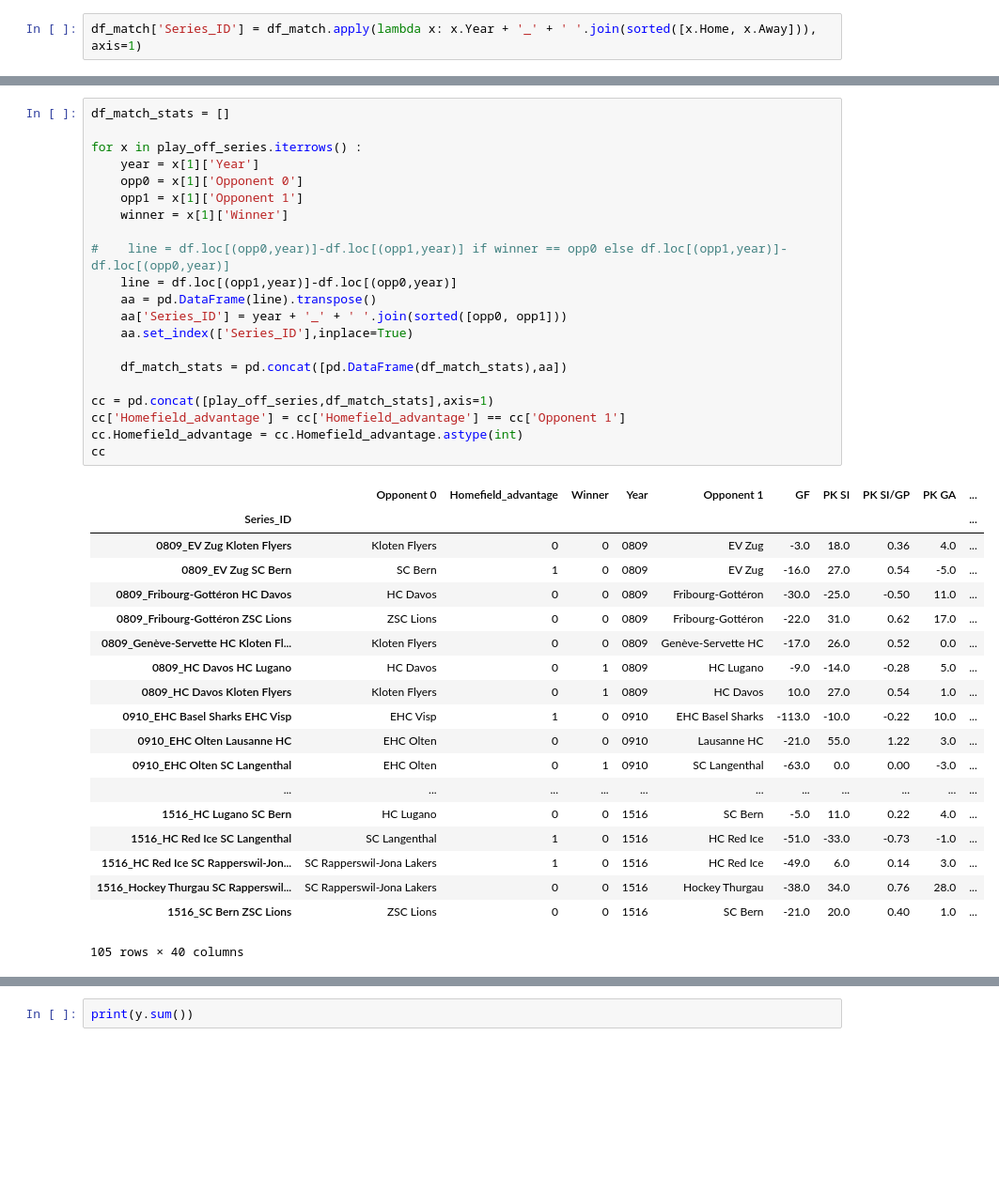
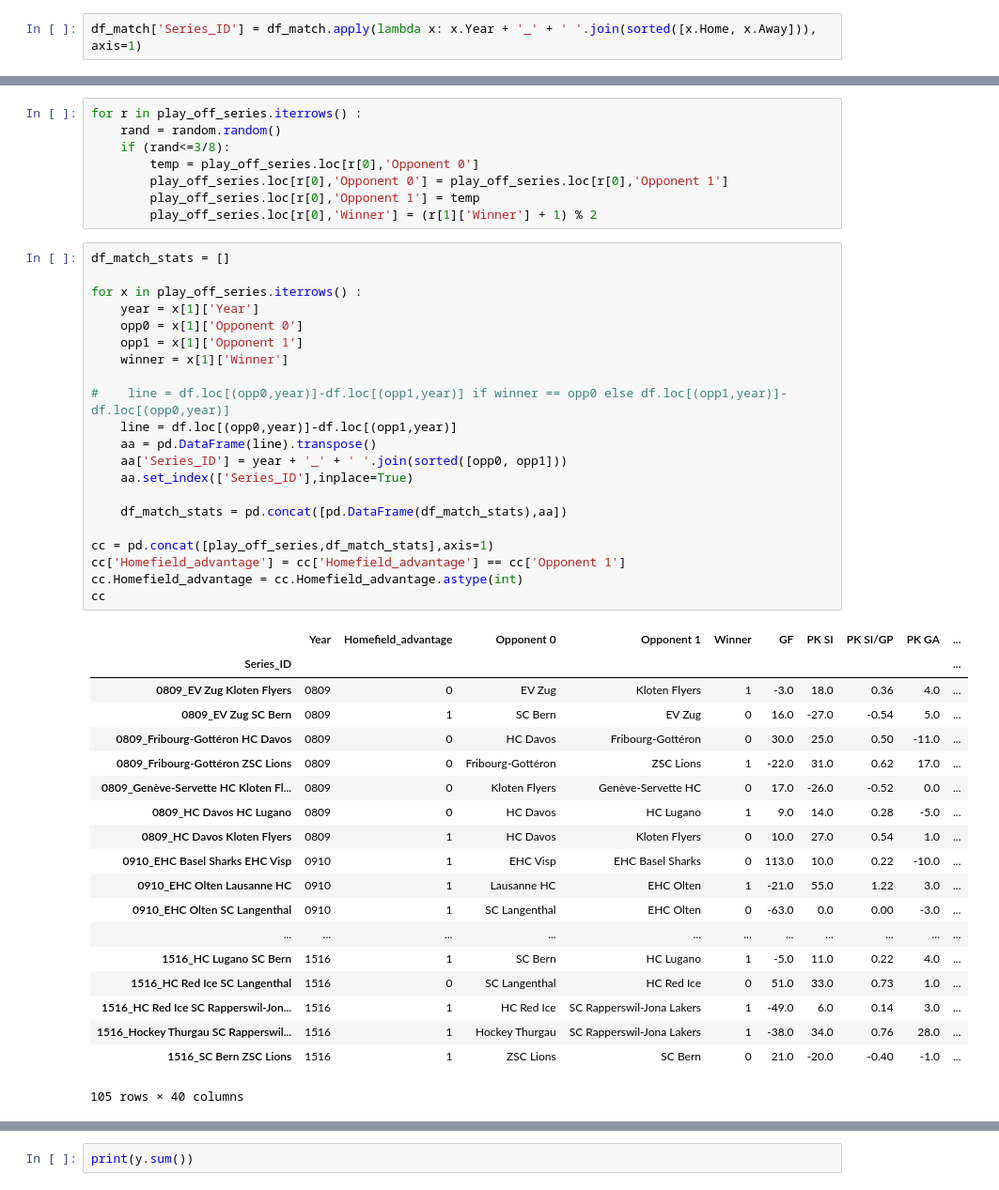
Before and after one commit to Gronlaen/swiss-ice-hockey-playoffs-prediction, a Jupyter notebook: Team_Regular_Analysis.ipynb, the cells around one changed output, grey strips where cells are left out. Shown: that part at 94% size. Drawn from its saved outputs; the diff is of its cells as text; blank space fills up the shorter version.

```diff
--- a/Team_Regular_Analysis.ipynb
+++ b/Team_Regular_Analysis.ipynb
@@ -293,44 +294,52 @@ play_off_series
 105 rows × 5 columns
+# %%
+for r in play_off_series.iterrows() :
+    rand = random.random()
+    if (rand<=3/8):
+        temp = play_off_series.loc[r[0],'Opponent 0']
+        play_off_series.loc[r[0],'Opponent 0'] = play_off_series.loc[r[0],'Opponent 1']
+        play_off_series.loc[r[0],'Opponent 1'] = temp
+        play_off_series.loc[r[0],'Winner'] = (r[1]['Winner'] + 1) % 2
 # %%
 df_match_stats = []
 
 for x in play_off_series.iterrows() :
     year = x[1]['Year']
     opp0 = x[1]['Opponent 0']
     opp1 = x[1]['Opponent 1']
     winner = x[1]['Winner']
 
 #    line = df.loc[(opp0,year)]-df.loc[(opp1,year)] if winner == opp0 else df.loc[(opp1,year)]-df.loc[(opp0,year)]
-    line = df.loc[(opp1,year)]-df.loc[(opp0,year)]
+    line = df.loc[(opp0,year)]-df.loc[(opp1,year)]
     aa = pd.DataFrame(line).transpose()
     aa['Series_ID'] = year + '_' + ' '.join(sorted([opp0, opp1]))
     aa.set_index(['Series_ID'],inplace=True)
 
     df_match_stats = pd.concat([pd.DataFrame(df_match_stats),aa])
 
 cc = pd.concat([play_off_series,df_match_stats],axis=1)
 cc['Homefield_advantage'] = cc['Homefield_advantage'] == cc['Opponent 1']
 cc.Homefield_advantage = cc.Homefield_advantage.astype(int)
 cc
 # %% [output]
-|  | Opponent 0 | Homefield_advantage | Winner | Year | Opponent 1 | GF | PK SI | PK SI/GP | PK GA | ... |
+|  | Year | Homefield_advantage | Opponent 0 | Opponent 1 | Winner | GF | PK SI | PK SI/GP | PK GA | ... |
 | Series_ID |  |  |  |  |  |  |  |  |  | ... |
-| 0809_EV Zug Kloten Flyers | Kloten Flyers | 0 | 0 | 0809 | EV Zug | -3.0 | 18.0 | 0.36 | 4.0 | ... |
-| 0809_EV Zug SC Bern | SC Bern | 1 | 0 | 0809 | EV Zug | -16.0 | 27.0 | 0.54 | -5.0 | ... |
-| 0809_Fribourg-Gottéron HC Davos | HC Davos | 0 | 0 | 0809 | Fribourg-Gottéron | -30.0 | -25.0 | -0.50 | 11.0 | ... |
-| 0809_Fribourg-Gottéron ZSC Lions | ZSC Lions | 0 | 0 | 0809 | Fribourg-Gottéron | -22.0 | 31.0 | 0.62 | 17.0 | ... |
-| 0809_Genève-Servette HC Kloten Fl... | Kloten Flyers | 0 | 0 | 0809 | Genève-Servette HC | -17.0 | 26.0 | 0.52 | 0.0 | ... |
-| 0809_HC Davos HC Lugano | HC Davos | 0 | 1 | 0809 | HC Lugano | -9.0 | -14.0 | -0.28 | 5.0 | ... |
-| 0809_HC Davos Kloten Flyers | Kloten Flyers | 0 | 1 | 0809 | HC Davos | 10.0 | 27.0 | 0.54 | 1.0 | ... |
-| 0910_EHC Basel Sharks EHC Visp | EHC Visp | 1 | 0 | 0910 | EHC Basel Sharks | -113.0 | -10.0 | -0.22 | 10.0 | ... |
-| 0910_EHC Olten Lausanne HC | EHC Olten | 0 | 0 | 0910 | Lausanne HC | -21.0 | 55.0 | 1.22 | 3.0 | ... |
-| 0910_EHC Olten SC Langenthal | EHC Olten | 0 | 1 | 0910 | SC Langenthal | -63.0 | 0.0 | 0.00 | -3.0 | ... |
+| 0809_EV Zug Kloten Flyers | 0809 | 0 | EV Zug | Kloten Flyers | 1 | -3.0 | 18.0 | 0.36 | 4.0 | ... |
+| 0809_EV Zug SC Bern | 0809 | 1 | SC Bern | EV Zug | 0 | 16.0 | -27.0 | -0.54 | 5.0 | ... |
+| 0809_Fribourg-Gottéron HC Davos | 0809 | 0 | HC Davos | Fribourg-Gottéron | 0 | 30.0 | 25.0 | 0.50 | -11.0 | ... |
+| 0809_Fribourg-Gottéron ZSC Lions | 0809 | 0 | Fribourg-Gottéron | ZSC Lions | 1 | -22.0 | 31.0 | 0.62 | 17.0 | ... |
+| 0809_Genève-Servette HC Kloten Fl... | 0809 | 0 | Kloten Flyers | Genève-Servette HC | 0 | 17.0 | -26.0 | -0.52 | 0.0 | ... |
+| 0809_HC Davos HC Lugano | 0809 | 0 | HC Davos | HC Lugano | 1 | 9.0 | 14.0 | 0.28 | -5.0 | ... |
+| 0809_HC Davos Kloten Flyers | 0809 | 1 | HC Davos | Kloten Flyers | 0 | 10.0 | 27.0 | 0.54 | 1.0 | ... |
+| 0910_EHC Basel Sharks EHC Visp | 0910 | 1 | EHC Visp | EHC Basel Sharks | 0 | 113.0 | 10.0 | 0.22 | -10.0 | ... |
+| 0910_EHC Olten Lausanne HC | 0910 | 1 | Lausanne HC | EHC Olten | 1 | -21.0 | 55.0 | 1.22 | 3.0 | ... |
+| 0910_EHC Olten SC Langenthal | 0910 | 1 | SC Langenthal | EHC Olten | 0 | -63.0 | 0.0 | 0.00 | -3.0 | ... |
 | ... | ... | ... | ... | ... | ... | ... | ... | ... | ... | ... |
-| 1516_HC Lugano SC Bern | HC Lugano | 0 | 0 | 1516 | SC Bern | -5.0 | 11.0 | 0.22 | 4.0 | ... |
-| 1516_HC Red Ice SC Langenthal | SC Langenthal | 1 | 0 | 1516 | HC Red Ice | -51.0 | -33.0 | -0.73 | -1.0 | ... |
-| 1516_HC Red Ice SC Rapperswil-Jon... | SC Rapperswil-Jona Lakers | 1 | 0 | 1516 | HC Red Ice | -49.0 | 6.0 | 0.14 | 3.0 | ... |
-| 1516_Hockey Thurgau SC Rapperswil... | SC Rapperswil-Jona Lakers | 0 | 0 | 1516 | Hockey Thurgau | -38.0 | 34.0 | 0.76 | 28.0 | ... |
-| 1516_SC Bern ZSC Lions | ZSC Lions | 0 | 0 | 1516 | SC Bern | -21.0 | 20.0 | 0.40 | 1.0 | ... |
+| 1516_HC Lugano SC Bern | 1516 | 1 | SC Bern | HC Lugano | 1 | -5.0 | 11.0 | 0.22 | 4.0 | ... |
+| 1516_HC Red Ice SC Langenthal | 1516 | 0 | SC Langenthal | HC Red Ice | 0 | 51.0 | 33.0 | 0.73 | 1.0 | ... |
+| 1516_HC Red Ice SC Rapperswil-Jon... | 1516 | 1 | HC Red Ice | SC Rapperswil-Jona Lakers | 1 | -49.0 | 6.0 | 0.14 | 3.0 | ... |
+| 1516_Hockey Thurgau SC Rapperswil... | 1516 | 1 | Hockey Thurgau | SC Rapperswil-Jona Lakers | 1 | -38.0 | 34.0 | 0.76 | 28.0 | ... |
+| 1516_SC Bern ZSC Lions | 1516 | 1 | ZSC Lions | SC Bern | 0 | 21.0 | -20.0 | -0.40 | -1.0 | ... |
 105 rows × 40 columns
 # %%
 y = cc['Winner'].values
```
Also changed, not shown: parts of 3 cells of this notebook, 1 other file.
